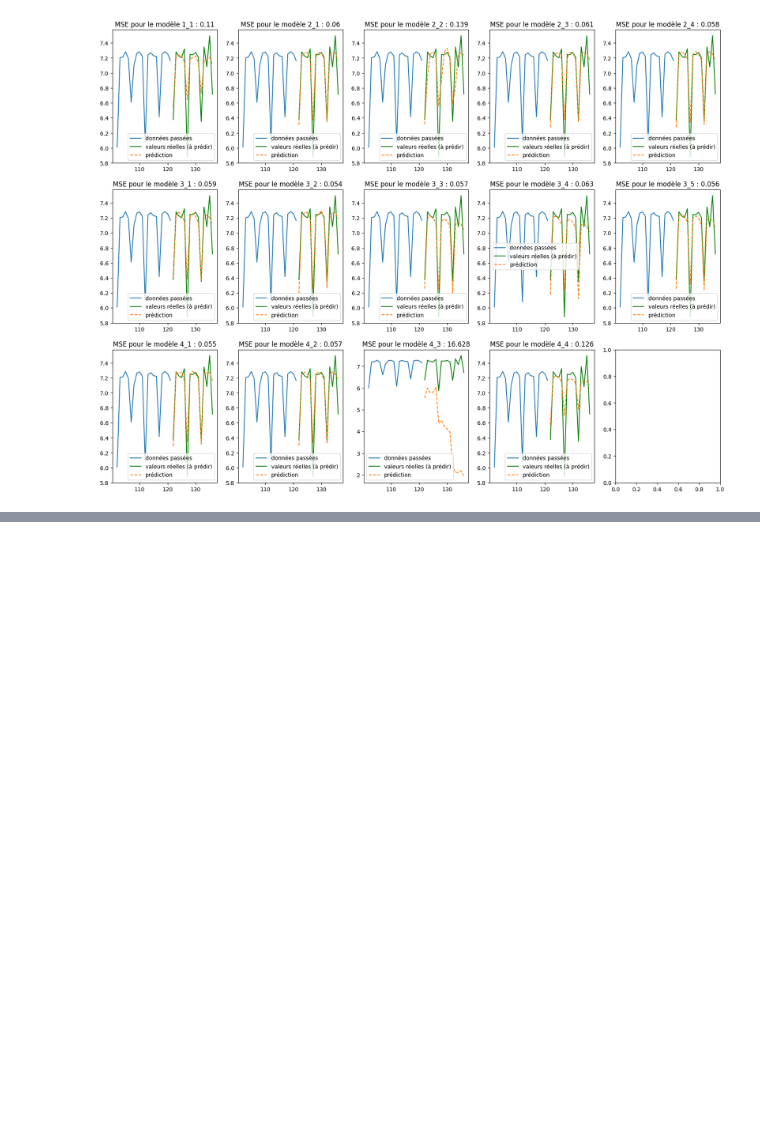
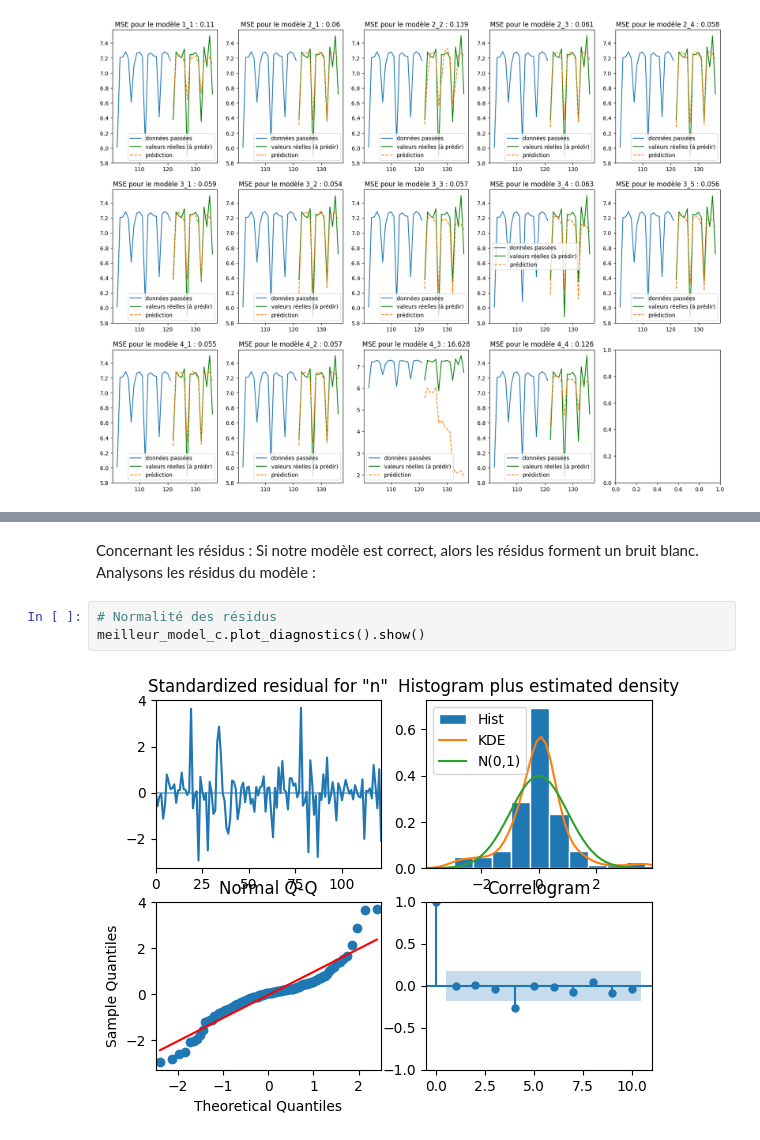
Before and after one commit to kjousselin/M2_serie_chrono, a Jupyter notebook: traitement.ipynb, the cells around one changed output, grey strips where cells are left out. Cells and saved outputs as stored; diff of their text form; blank space fills up the shorter version.

```diff
--- a/traitement.ipynb
+++ b/traitement.ipynb
@@ -647,0 +693,7 @@ Test sur les résidus, ...
+# %% [markdown]
+Concernant les résidus : Si notre modèle est correct, alors les résidus forment un bruit blanc. Analysons les résidus du modèle :
+# %%
+# Normalité des résidus
+meilleur_model_c.plot_diagnostics().show()
+# %% [output]
+[figure, added]
```
Also changed, not shown: parts of 28 cells of this notebook.
